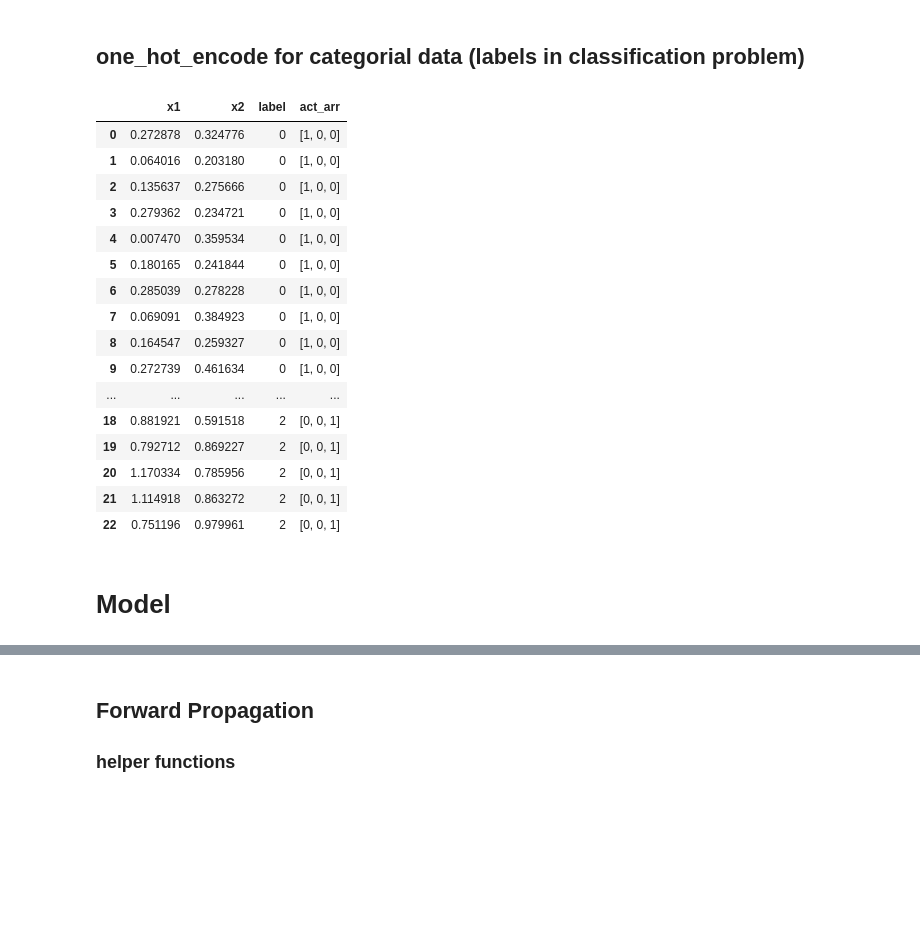
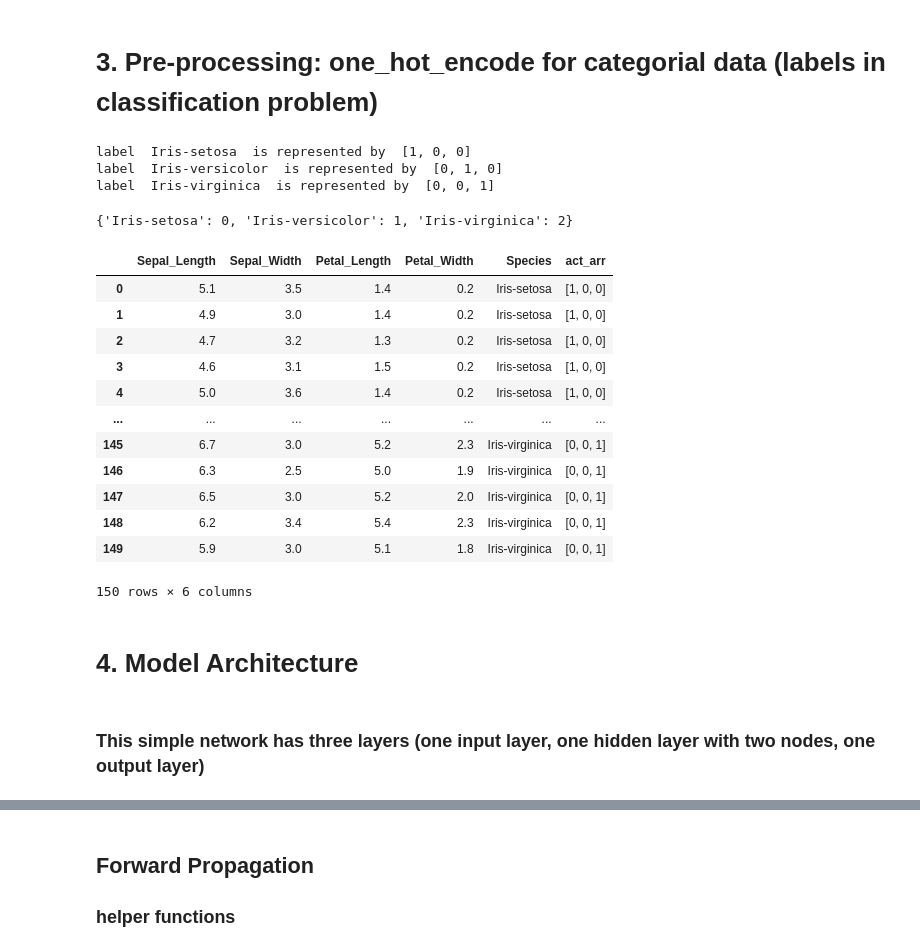
Before and after one commit to Huilin-Li/EasyAlgorithm, a Jupyter notebook: Nerual_Network_from_scratch_2features_3classification.ipynb, the cells around one changed output, grey strips where cells are left out. Drawn from its saved outputs; the diff is of its cells as text; code cells hidden in the pictures; blank space fills up the shorter version.

```diff
--- a/Nerual_Network_from_scratch_2features_3classification.ipynb
+++ b/Nerual_Network_from_scratch_2features_3classification.ipynb
@@ -50,0 +11,5 @@ plt.show()
+# %%
+csv_url = 'https://archive.ics.uci.edu/ml/machine-learning-databases/iris/iris.data'
+col_names = ['Sepal_Length','Sepal_Width','Petal_Length','Petal_Width','Species']
+iris_df =  pd.read_csv(csv_url, names = col_names)
+iris_df.head()
@@ -51,11 +23,11 @@ plt.show()
 # %% [markdown]
-## one_hot_encode for categorial data (labels in classification problem)
+# 3. Pre-processing: one_hot_encode for categorial data (labels in classification problem)
 # %%
 ### Categorical data to be converted to numeric data
-labels = df.label.tolist()
+labels = iris_df.Species.tolist()
 unique_labels = np.unique(labels)
 
-### map each color to an integer
+### map each specise to an integer
 mapping = {}
 for x in range(len(unique_labels)):
     mapping[unique_labels[x]] = x
@@ -66,29 +38,37 @@ for c in labels:
     arr = list(np.zeros(len(unique_labels), dtype = int))
     arr[mapping[c]] = 1
     one_hot_encode.append(arr)
-# print('label ', labels[0], ' is represented by ', one_hot_encode[0])
-# print('label ', labels[40], ' is represented by ', one_hot_encode[40])
-# print('label ', labels[-1], ' is represented by ', one_hot_encode[-1])
+
+iris_df['act_arr'] = one_hot_encode
+print('label ', labels[0], ' is represented by ', one_hot_encode[0])
+print('label ', labels[90], ' is represented by ', one_hot_encode[90])
+print('label ', labels[-1], ' is represented by ', one_hot_encode[-1])
+# %% [output]
+label  Iris-setosa  is represented by  [1, 0, 0]
+label  Iris-versicolor  is represented by  [0, 1, 0]
+label  Iris-virginica  is represented by  [0, 0, 1]
+# %%
+mapping
+# %% [output]
+{'Iris-setosa': 0, 'Iris-versicolor': 1, 'Iris-virginica': 2}
 # %%
-df['act_arr'] = one_hot_encode
-df
+iris_df['act_arr'] = one_hot_encode
+iris_df
 # %% [output]
-|  | x1 | x2 | label | act_arr |
-| 0 | 0.272878 | 0.324776 | 0 | [1, 0, 0] |
-| 1 | 0.064016 | 0.203180 | 0 | [1, 0, 0] |
-| 2 | 0.135637 | 0.275666 | 0 | [1, 0, 0] |
-| 3 | 0.279362 | 0.234721 | 0 | [1, 0, 0] |
-| 4 | 0.007470 | 0.359534 | 0 | [1, 0, 0] |
-| 5 | 0.180165 | 0.241844 | 0 | [1, 0, 0] |
-| 6 | 0.285039 | 0.278228 | 0 | [1, 0, 0] |
-| 7 | 0.069091 | 0.384923 | 0 | [1, 0, 0] |
-| 8 | 0.164547 | 0.259327 | 0 | [1, 0, 0] |
-| 9 | 0.272739 | 0.461634 | 0 | [1, 0, 0] |
-| ... | ... | ... | ... | ... |
-| 18 | 0.881921 | 0.591518 | 2 | [0, 0, 1] |
-| 19 | 0.792712 | 0.869227 | 2 | [0, 0, 1] |
-| 20 | 1.170334 | 0.785956 | 2 | [0, 0, 1] |
-| 21 | 1.114918 | 0.863272 | 2 | [0, 0, 1] |
-| 22 | 0.751196 | 0.979961 | 2 | [0, 0, 1] |
+|  | Sepal_Length | Sepal_Width | Petal_Length | Petal_Width | Species | act_arr |
+| 0 | 5.1 | 3.5 | 1.4 | 0.2 | Iris-setosa | [1, 0, 0] |
+| 1 | 4.9 | 3.0 | 1.4 | 0.2 | Iris-setosa | [1, 0, 0] |
+| 2 | 4.7 | 3.2 | 1.3 | 0.2 | Iris-setosa | [1, 0, 0] |
+| 3 | 4.6 | 3.1 | 1.5 | 0.2 | Iris-setosa | [1, 0, 0] |
+| 4 | 5.0 | 3.6 | 1.4 | 0.2 | Iris-setosa | [1, 0, 0] |
+| ... | ... | ... | ... | ... | ... | ... |
+| 145 | 6.7 | 3.0 | 5.2 | 2.3 | Iris-virginica | [0, 0, 1] |
+| 146 | 6.3 | 2.5 | 5.0 | 1.9 | Iris-virginica | [0, 0, 1] |
+| 147 | 6.5 | 3.0 | 5.2 | 2.0 | Iris-virginica | [0, 0, 1] |
+| 148 | 6.2 | 3.4 | 5.4 | 2.3 | Iris-virginica | [0, 0, 1] |
+| 149 | 5.9 | 3.0 | 5.1 | 1.8 | Iris-virginica | [0, 0, 1] |
+150 rows × 6 columns
 # %% [markdown]
-# Model
+# 4. Model Architecture
+# %% [markdown]
+### This simple network has three layers (one input layer, one hidden layer with two nodes, one output layer)
```
Also changed, not shown: parts of 30 cells of this notebook.
